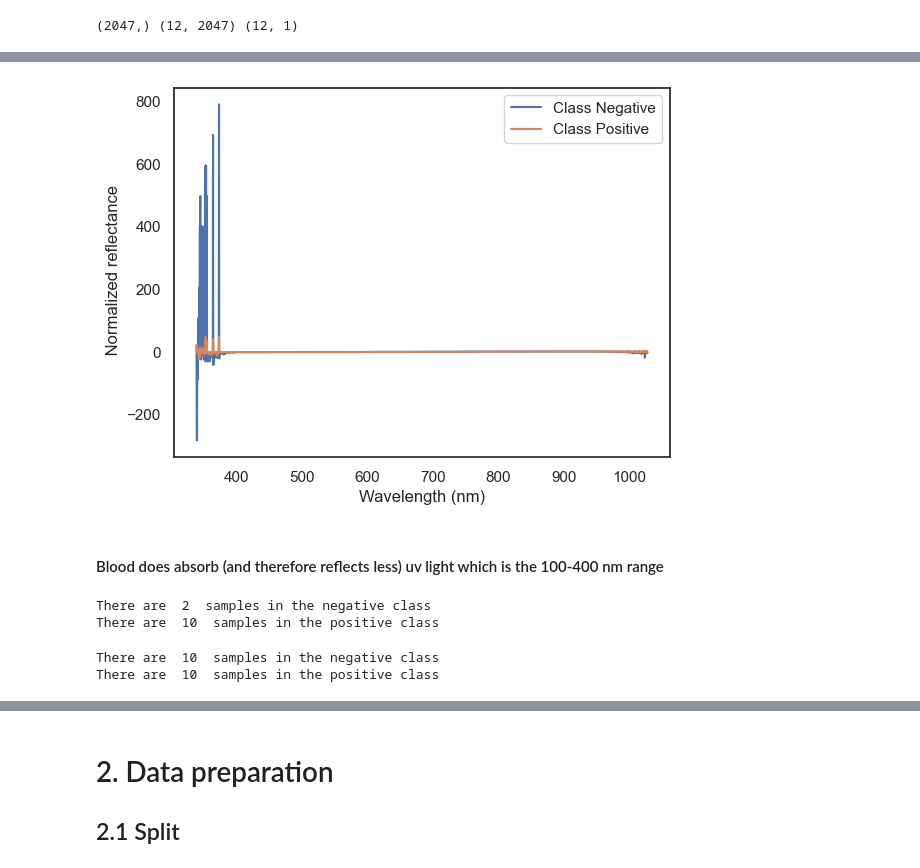
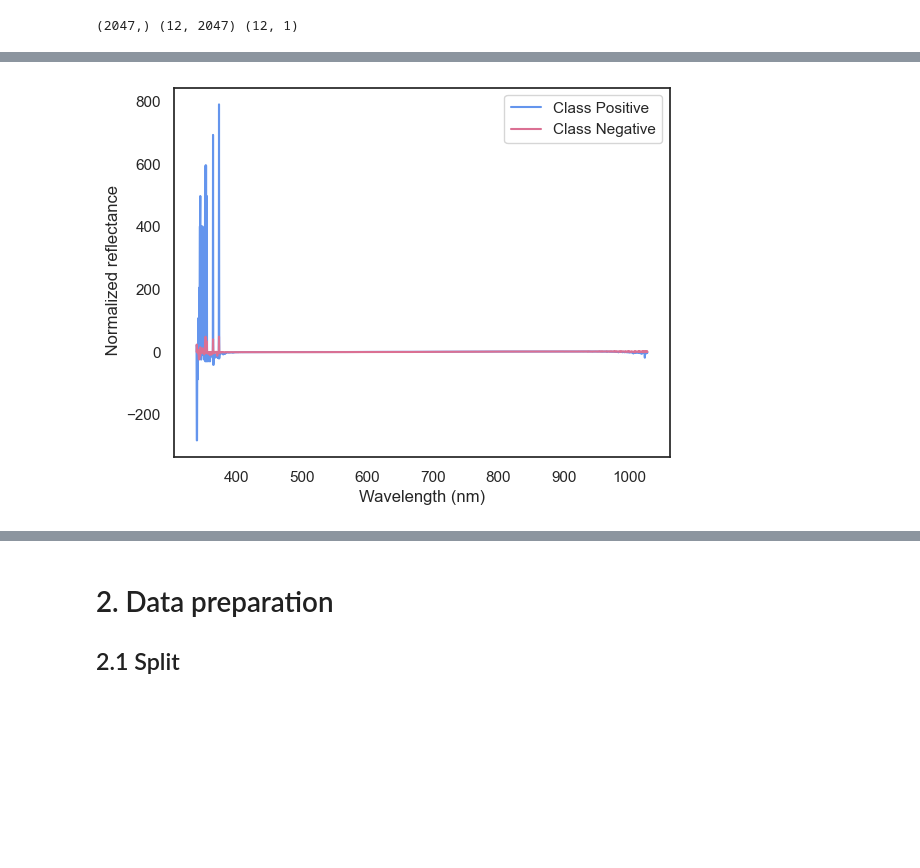
Before and after one commit to knockonhwood/EIH_spec, a Jupyter notebook: EIH_CNN_Blood_in_stool_test.ipynb, the cells around one changed output, grey strips where cells are left out. Cells and saved outputs as stored; diff of their text form; code cells hidden in the pictures; blank space fills up the shorter version.

```diff
--- a/EIH_CNN_Blood_in_stool_test.ipynb
+++ b/EIH_CNN_Blood_in_stool_test.ipynb
@@ -94,53 +102,34 @@ df.head()
 # %%
 def norm_func(x):
     x=pd.DataFrame(x)
     for row_index in range(len(x)):
         Hmean, Hstd = huber(x.iloc[row_index, :])
         HCentered = x.iloc[row_index, :] - Hmean
         Hnorm = HCentered / Hstd
         x.iloc[row_index, :] = Hnorm
     x.to_numpy()
     return x
 
 def class_splitter(x,y):
-    indices_Y_equals_1 = np.where(Y['label'] == 1)[0]
-    indices_Y_equals_0=np.where(Y['label'] == 0)[0]
-    Pos_X=pd.DataFrame(X.iloc[indices_Y_equals_0])
-    Neg_X=pd.DataFrame(X.iloc[indices_Y_equals_1])
+    indices_Y_equals_1 = np.where(y['label'] == 1)[0]
+    indices_Y_equals_0=np.where(y['label'] == 0)[0]
+    Pos_X=pd.DataFrame(x.iloc[indices_Y_equals_1])
+    Neg_X=pd.DataFrame(x.iloc[indices_Y_equals_0])
     return Pos_X,Neg_X
 
+X=df.loc[:, df.columns != 'label'] # selects all but the class label
 wavelengths=df.columns.values[1:].astype(float)
-
-X=df.loc[:, df.columns != 'label'] # selects all but the class label
 X= norm_func(X)
 
 Y=df.loc[:, df.columns == 'label']
 Pos_class,Neg_class=class_splitter(X,Y)
 
 # Plotting based on Y=1
-plt.plot(wavelengths, Neg_class.mean(axis=0), label='Class Negative')
-plt.plot(wavelengths, Pos_class.mean(axis=0), label='Class Positive')
+plt.plot(wavelengths, Pos_class.mean(axis=0), label='Class Positive', color='cornflowerblue')
+plt.plot(wavelengths, Neg_class.mean(axis=0), label='Class Negative',  color='palevioletred')
 plt.xlabel('Wavelength (nm)')
 plt.ylabel(' Normalized reflectance')
 plt.legend()
 plt.show()
 # %% [output]
-[figure, old version]
+[figure, new version]
-# %% [markdown]
-#### Blood does absorb (and therefore reflects less) uv light which is the 100-400 nm range
-# %%
-print('There are ', len(Neg_class), ' samples in the negative class')
-print('There are ', len(Pos_class), ' samples in the positive class')
-# %% [output]
-There are  2  samples in the negative class
-There are  10  samples in the positive class
-# %%
-# We need to oversample the minority class so that the algorithm doesn't favor the majority class
-ros = RandomOverSampler(random_state=2)
-X,Y = ros.fit_resample(X, Y)
-Pos_class,Neg_class=class_splitter(X,Y)
-print('There are ', len(Neg_class), ' samples in the negative class')
-print('There are ', len(Pos_class), ' samples in the positive class')
-# %% [output]
-There are  10  samples in the negative class
-There are  10  samples in the positive class
```
Also changed, not shown: parts of 28 cells of this notebook.
